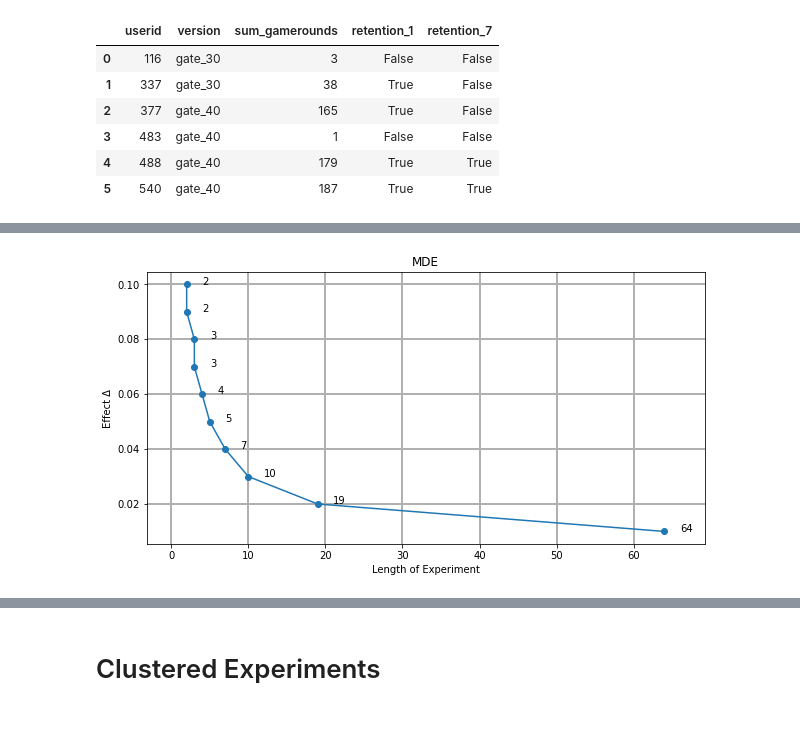
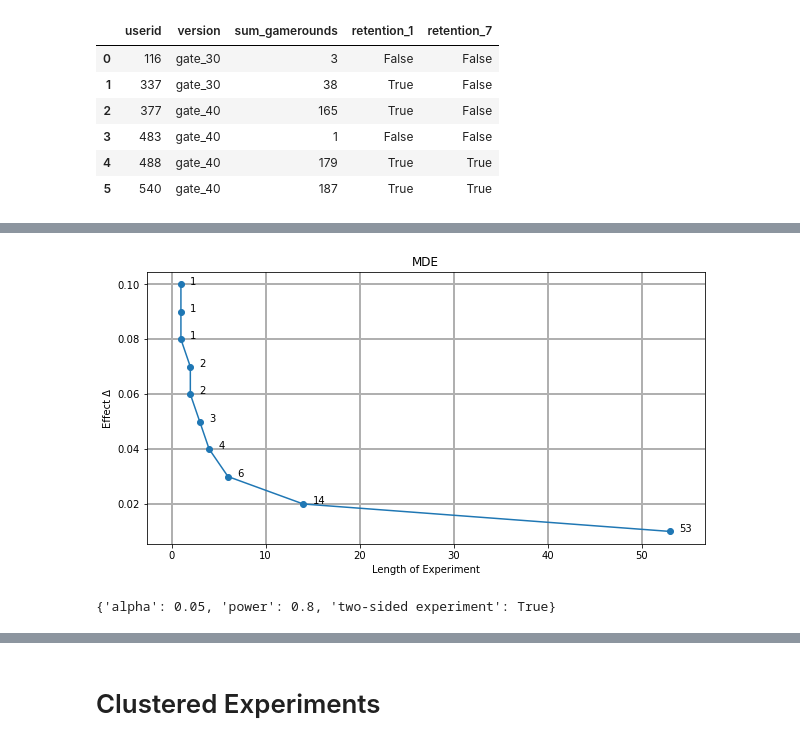
Before and after one commit to galshochat/A-B-Testing-Package, a Jupyter notebook: TFM.ipynb, the cells around one changed output, grey strips where cells are left out. Drawn from its saved outputs; the diff is of its cells as text; code cells hidden in the pictures.

Commit message:
correct num_comparisons to default 1

```diff
--- a/TFM.ipynb
+++ b/TFM.ipynb
@@ -1,4 +1,5 @@
 # %%
+
 
 import warnings
 import numpy as np
@@ -163,12 +164,11 @@ class Binomial():
 
 class ab_testing(Binomial,Gaussian):
 
-    def __init__(self, data=None, metric=None, distribution=None ,date_column=None, experiment_unit_column=None, n=None, p1=None, delta=None, alpha=None, power=None, sd=None ,two_sided=True, num_comparisons=2):
+    def __init__(self, data=None, metric=None, distribution=None ,date_column=None, experiment_unit_column=None, n=None, p1=None, delta=None, alpha=None, power=None, sd=None ,two_sided=True, num_comparisons=1):
 
         self.data=data
         self.num_comparisons=num_comparisons
-        if num_comparisons>2:
-            alpha=alpha/self.num_comparisons if alpha is not None else None
+        alpha=alpha/self.num_comparisons if alpha is not None else None
 
         if distribution in ["Binomial", "Gaussian", "Normal"]:
             self.distribution=distribution
@@ -204,8 +204,8 @@ class ab_testing(Binomial,Gaussian):
                 self.params['correction']='Bonferroni correction to family wise alpha was applied for every pairwise comparison'
             return pprint.pformat(width=100, object=self.params, sort_dicts=False)
          else:
-            self.params={}
-
+            self.params={'alpha':self.alpha*self.num_comparisons, 'power':self.power, 'two-sided experiment': self.two_sided}
+            return pprint.pformat(width=100, object=self.params, sort_dicts=False)
 
 
 
@@ -224,9 +224,9 @@ class ab_testing(Binomial,Gaussian):
         if self.data is not None:
 
             #calculates number of time units present in the dataset
-            self.length_input_data = self.data[self.date_column].nunique()
+            length_input_data = self.data[self.date_column].nunique()
             #calculates the floor of events per time unit
-            self.events_per_time_unit_and_variant=np.floor(len(self.data[(self.data)[self.metric].notnull()])/self.length_input_data/self.num_comparisons)
+            self.events_per_time_unit_and_variant=np.floor(len(self.data[(self.data)[self.metric].notnull()])/length_input_data/(self.num_comparisons+1))
             #the metric of interest base value
             pre_experiment_value=self.data[self.metric].mean()
 
@@ -432,7 +415,12 @@ experiment.MDE(minimal_effect=0.01, maximal_effect=0.1, effect_step=0.01, events
 # %%
 experiment=ab_testing(data=cats, distribution='Binomial', date_column='day', metric='retention_1',
-                      alpha=0.05, power=0.8, two_sided=True)
+                      alpha=0.05, power=0.8, two_sided=True, num_comparisons=1)
 
 experiment.MDE(minimal_effect=0.01, maximal_effect=0.1, effect_step=0.01, plot=True, annot=True)
 # %% [output]
-[figure, old version]
+[figure, new version]
+# %%
+print(ab_testing(data=cats, distribution='Binomial', date_column='day', metric='retention_1',
+                      alpha=0.05, power=0.8, two_sided=True, delta=0.01))
+# %% [output]
+{'alpha': 0.05, 'power': 0.8, 'two-sided experiment': True}
```
Also changed, not shown: parts of 15 cells of this notebook, 1 other file.
